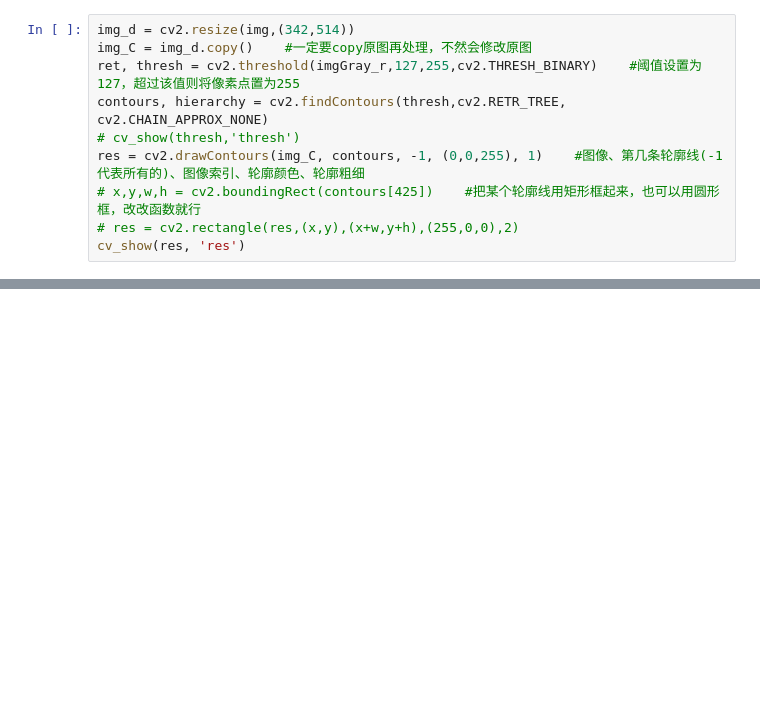
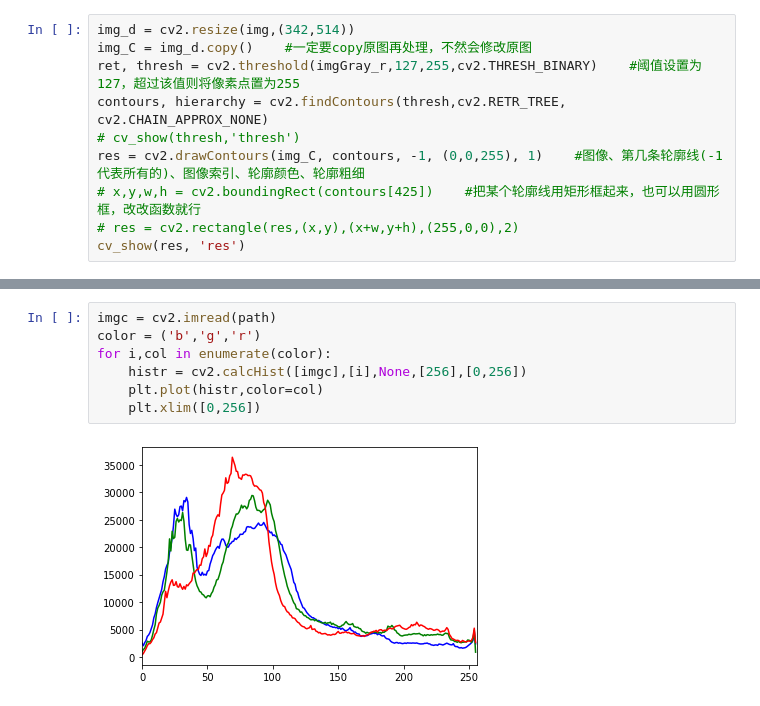
Before and after one commit to dogballlee/road_2_machine_learning, a Jupyter notebook: prjt_cv/monster_cv2.ipynb, the cells around one changed output, grey strips where cells are left out. Drawn from its saved outputs; the diff is of its cells as text; blank space fills up the shorter version.

```diff
--- a/prjt_cv/monster_cv2.ipynb
+++ b/prjt_cv/monster_cv2.ipynb
@@ -57,0 +76,9 @@ cv_show(res, 'res')
+# %%
+imgc = cv2.imread(path)
+color = ('b','g','r')
+for i,col in enumerate(color):
+    histr = cv2.calcHist([imgc],[i],None,[256],[0,256])
+    plt.plot(histr,color=col)
+    plt.xlim([0,256])
+# %% [output]
+[figure, added]
```
Also changed, not shown: parts of 3 cells of this notebook.
